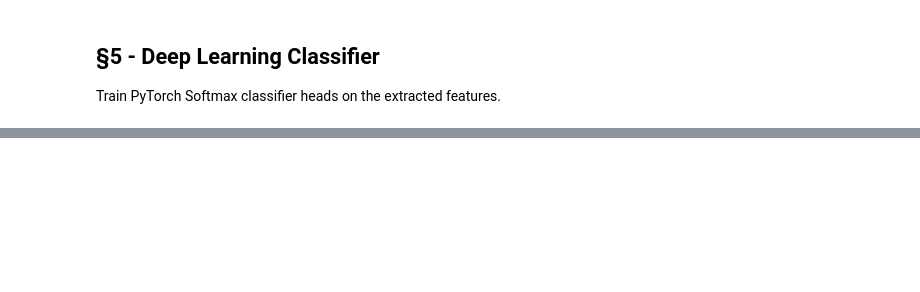
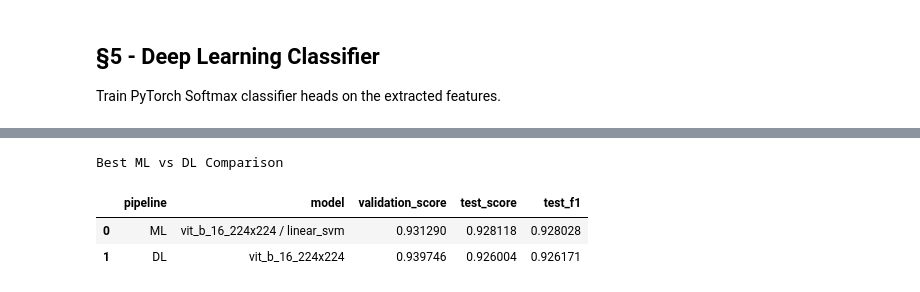
Before and after one commit to powerofdarkine/riceclassifier, a Jupyter notebook: notebooks/rice_classifier.ipynb, the cells around one changed output, grey strips where cells are left out. Drawn from its saved outputs; the diff is of its cells as text; code cells hidden in the pictures; blank space fills up the shorter version.

```diff
--- a/notebooks/rice_classifier.ipynb
+++ b/notebooks/rice_classifier.ipynb
@@ -372,0 +596,43 @@ sys.argv = old_argv
+# %%
+from IPython.display import display
+from pathlib import Path
+import pandas as pd
+
+ml_best_path = Path("results/ml_benchmarks/best_model_per_architecture.csv")
+dl_summary_path = Path("results/deep_learning/all_extractors_metrics.csv")
+
+rows = []
+
+if ml_best_path.exists():
+    ml_best = pd.read_csv(ml_best_path)
+    top_ml = ml_best.sort_values("test_accuracy", ascending=False).iloc[0]
+    rows.append({
+        "pipeline": "ML",
+        "model": f"{top_ml['architecture']} / {top_ml['model']}",
+        "validation_score": top_ml.get("val_accuracy"),
+        "test_score": top_ml.get("test_accuracy"),
+        "test_f1": top_ml.get("test_f1_macro"),
+    })
+
+if dl_summary_path.exists():
+    dl_results = pd.read_csv(dl_summary_path)
+    top_dl = dl_results.sort_values("test_acc", ascending=False).iloc[0]
+    rows.append({
+        "pipeline": "DL",
+        "model": top_dl.get("extractor"),
+        "validation_score": top_dl.get("best_val_acc"),
+        "test_score": top_dl.get("test_acc"),
+        "test_f1": top_dl.get("test_f1_weighted"),
+    })
+
+if rows:
+    comparison_df = pd.DataFrame(rows).sort_values("test_score", ascending=False)
+    print("Best ML vs DL Comparison")
+    display(comparison_df)
+else:
+    print("No ML or DL result files found yet. Run the ML and DL cells first.")
+# %% [output]
+Best ML vs DL Comparison
+|  | pipeline | model | validation_score | test_score | test_f1 |
+| 0 | ML | vit_b_16_224x224 / linear_svm | 0.931290 | 0.928118 | 0.928028 |
+| 1 | DL | vit_b_16_224x224 | 0.939746 | 0.926004 | 0.926171 |
```
Also changed, not shown: parts of 17 cells of this notebook, 5 other files.
